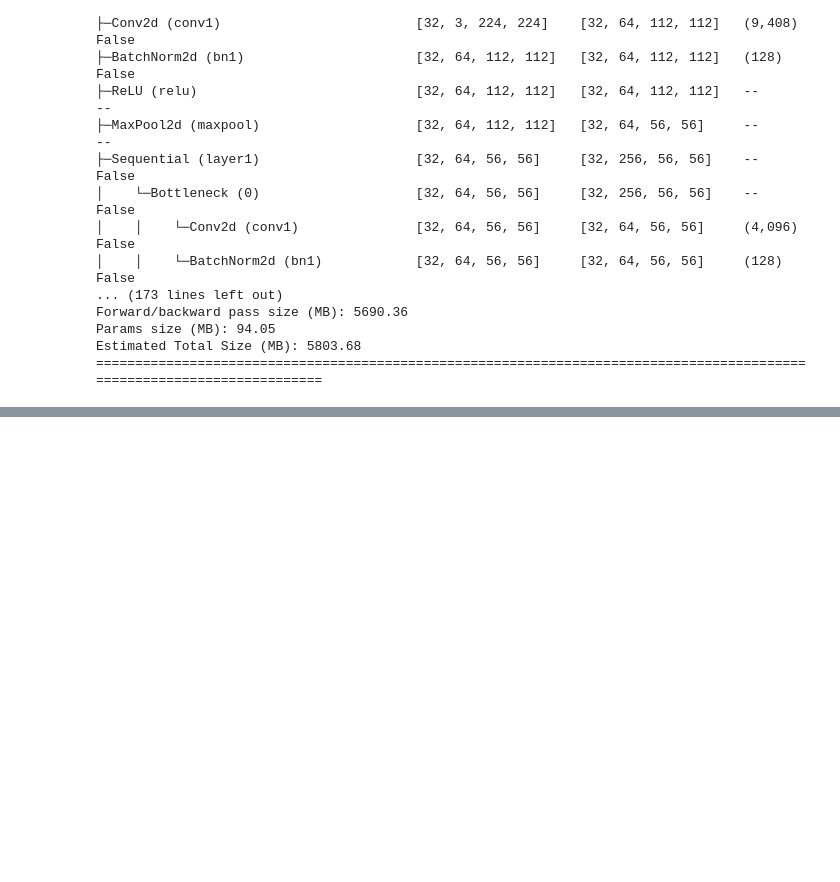
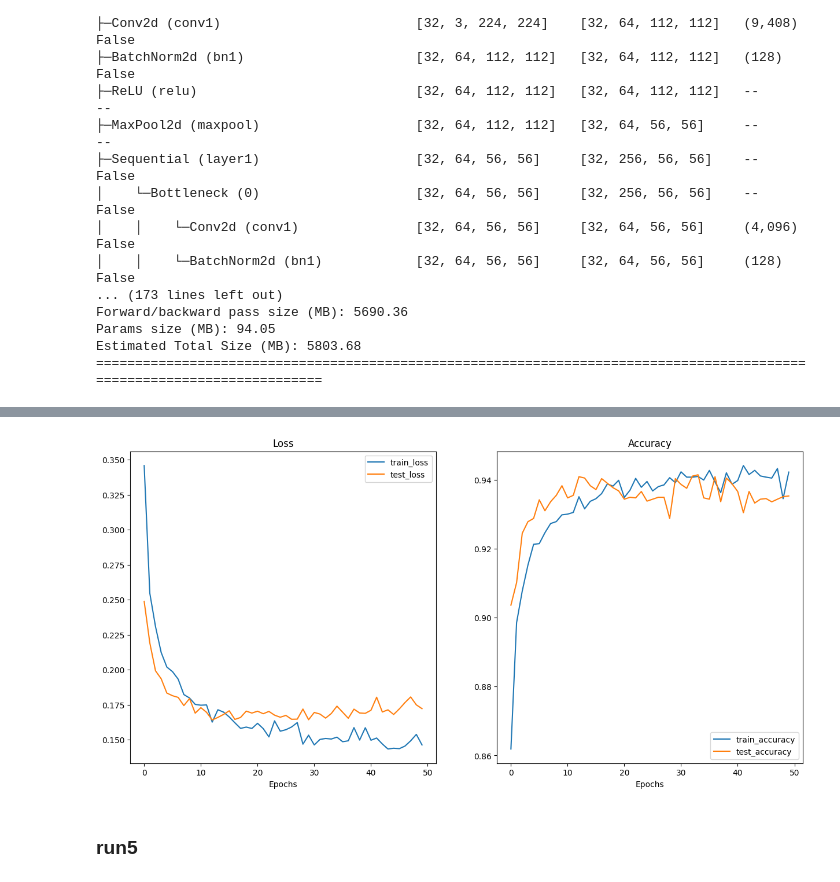
Before and after one commit to Ahnaf19/anime-or-not, a Jupyter notebook: notebooks/aon.ipynb, the cells around one changed output, grey strips where cells are left out. Drawn from its saved outputs; the diff is of its cells as text; code cells hidden in the pictures; blank space fills up the shorter version.

Commit message:
model-run4

```diff
--- a/notebooks/aon.ipynb
+++ b/notebooks/aon.ipynb
@@ -530,0 +990,30 @@ optimizer = torch.optim.Adam(model.parameters(), lr=0.001)
+# %%
+torch.manual_seed(42)
+torch.cuda.manual_seed(42)
+
+lr= 0.00090
+n_epochs = 50
+
+loss_fn = nn.CrossEntropyLoss()
+optimizer = torch.optim.Adam(model.parameters(), lr=lr)
+
+config= {
+    "model": "ResNet50-v0",
+    "pretrained": "imagenet",
+    "optimizer": "Adam",
+    "learning_rate": lr,
+    "epochs": n_epochs
+}
+
+model_results = train_wandb(
+    model=model,
+    train_dataloader=train_dataloader,
+    test_dataloader=test_dataloader,
+    optimizer=optimizer,
+    wandb_run_name="ResNet50-v0-run4",
+    loss_fn=loss_fn,
+    n_epochs=n_epochs,
+    wandb_project_name="anime-or-not",
+    wandb_log=True,
+    config=config
+)
@@ -530,0 +1059,4 @@ optimizer = torch.optim.Adam(model.parameters(), lr=0.001)
+# %%
+plot_loss_curves(model_results)
+# %% [output]
+[figure, added]
@@ -530,0 +1066,2 @@ optimizer = torch.optim.Adam(model.parameters(), lr=0.001)
+# %% [markdown]
+### run5
```
Also changed, not shown: parts of 49 cells of this notebook, 4 other files.
